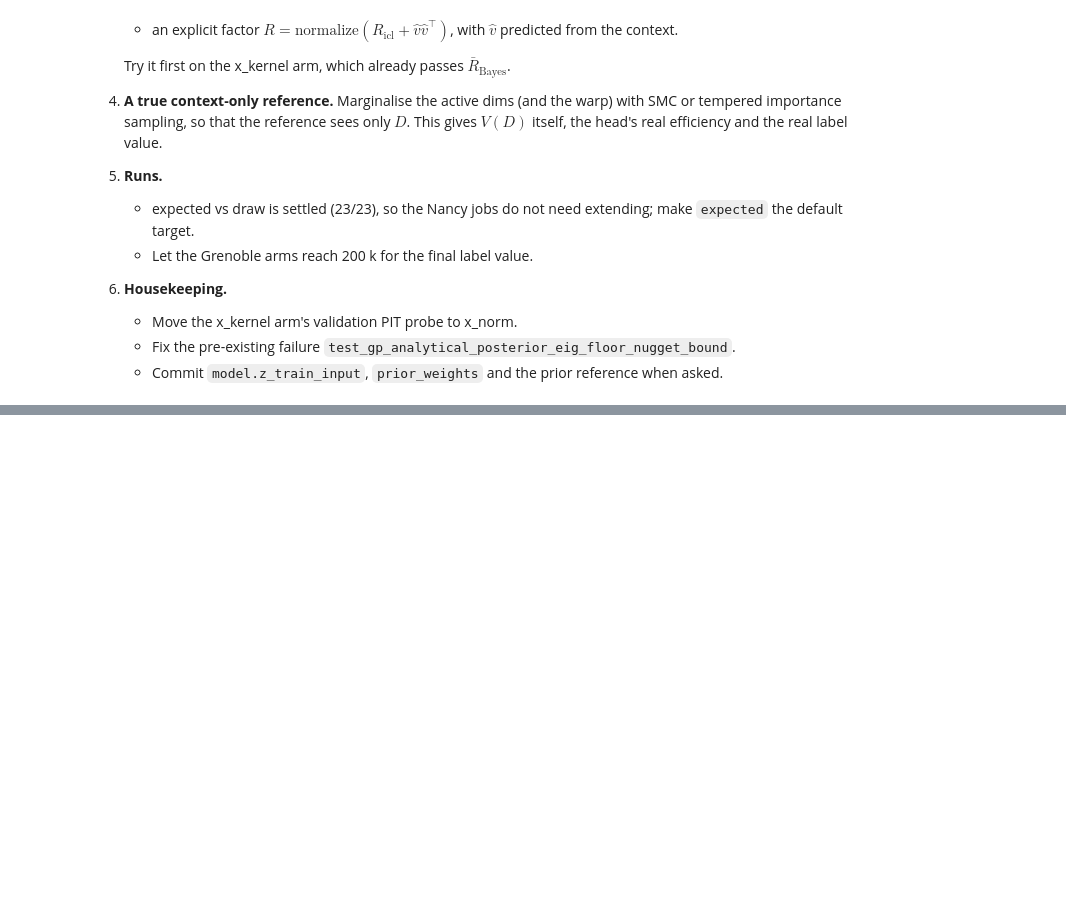
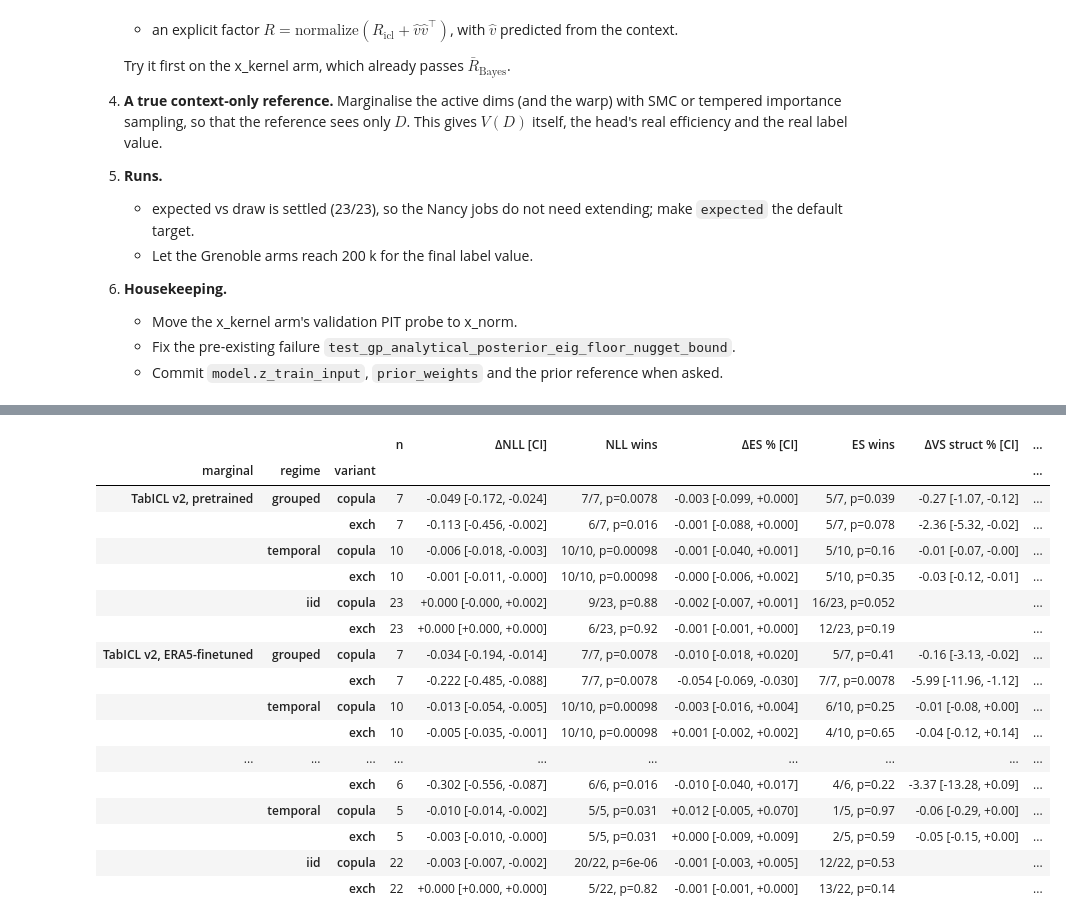
Before and after one commit to Tristan22400/Copula-inter-instance, a Jupyter notebook: notebooks/experiments.ipynb, the cells around one changed output, grey strips where cells are left out. Cells and saved outputs as stored; diff of their text form; code cells hidden in the pictures; blank space fills up the shorter version.

```diff
--- a/notebooks/experiments.ipynb
+++ b/notebooks/experiments.ipynb
@@ -1926,0 +2018,59 @@ copula can exploit.
+# %%
+def ba_paired(marg: str, variant: str, regime: str) -> pd.DataFrame:
+    """Per dataset: the variant's and independence's scores side by side (suffixes _v, _i)."""
+    a = BA_D[(BA_D.marginal == marg) & (BA_D.variant == variant) & (BA_D.regime == regime)]
+    b = BA_D[(BA_D.marginal == marg) & (BA_D.variant == "indep") & (BA_D.regime == regime)]
+    return a.merge(b, on=["marginal", "regime", "ds"], suffixes=("_v", "_i"))
+
+
+def _summ(x: np.ndarray, fmt: str) -> tuple[str, str]:
+    x = x[np.isfinite(x)]
+    if not len(x):
+        return "", ""
+    med, lo, hi = bootstrap_median(x)
+    nz = x[x != 0]
+    p = wilcoxon(nz, alternative="less").pvalue if len(nz) >= 2 else float("nan")
+    return f"{med:{fmt}} [{lo:{fmt}}, {hi:{fmt}}]", f"{(x < 0).sum()}/{len(x)}, p={p:.2g}"
+
+
+rows = []
+for marg in BA_MARG:
+    for rg in BA_REGIMES:
+        for var in ("copula", "exch"):
+            m = ba_paired(marg, var, rg)
+            if m.empty:
+                continue
+            r = {"marginal": ba_label(marg), "regime": rg, "variant": var, "n": len(m)}
+            r["ΔNLL [CI]"], r["NLL wins"] = _summ((m.joint_nll_v - m.joint_nll_i).to_numpy(), "+.3f")
+            r["ΔES % [CI]"], r["ES wins"] = _summ(100 * (m.energy_v / m.energy_i - 1).to_numpy(), "+.3f")
+            r["ΔVS struct % [CI]"], r["VS struct wins"] = _summ(
+                100 * (m.variogram_struct_v / m.variogram_struct_i - 1).to_numpy(), "+.2f")
+            r["ΔVS unif % [CI]"], r["VS unif wins"] = _summ(
+                100 * (m.variogram_uniform_v / m.variogram_uniform_i - 1).to_numpy(), "+.2f")
+            cov = "agg_group_cov90" if rg == "grouped" else "agg_B32_cov90"
+            r["cov90 indep → variant"] = f"{m[cov + '_i'].median():.2f} → {m[cov + '_v'].median():.2f}"
+            r["ρ̄ pred"] = round(m.rho_pred_v.median(), 3)
+            r["ICC test"] = round(m.icc_test_z_v.median(), 3)
+            r["max |ΔCRPS|"] = f"{(m.sample_crps_v - m.sample_crps_i).abs().max():.0e}"
+            rows.append(r)
+BA_VS_INDEP = pd.DataFrame(rows)
+BA_VS_INDEP.set_index(["marginal", "regime", "variant"])
+# %% [output]
+|  |  |  | n | ΔNLL [CI] | NLL wins | ΔES % [CI] | ES wins | ΔVS struct % [CI] | ... |
+| marginal | regime | variant |  |  |  |  |  |  | ... |
+| TabICL v2, pretrained | grouped | copula | 7 | -0.049 [-0.172, -0.024] | 7/7, p=0.0078 | -0.003 [-0.099, +0.000] | 5/7, p=0.039 | -0.27 [-1.07, -0.12] | ... |
+|  |  | exch | 7 | -0.113 [-0.456, -0.002] | 6/7, p=0.016 | -0.001 [-0.088, +0.000] | 5/7, p=0.078 | -2.36 [-5.32, -0.02] | ... |
+|  | temporal | copula | 10 | -0.006 [-0.018, -0.003] | 10/10, p=0.00098 | -0.001 [-0.040, +0.001] | 5/10, p=0.16 | -0.01 [-0.07, -0.00] | ... |
+|  |  | exch | 10 | -0.001 [-0.011, -0.000] | 10/10, p=0.00098 | -0.000 [-0.006, +0.002] | 5/10, p=0.35 | -0.03 [-0.12, -0.01] | ... |
+|  | iid | copula | 23 | +0.000 [-0.000, +0.002] | 9/23, p=0.88 | -0.002 [-0.007, +0.001] | 16/23, p=0.052 |  | ... |
+|  |  | exch | 23 | +0.000 [+0.000, +0.000] | 6/23, p=0.92 | -0.001 [-0.001, +0.000] | 12/23, p=0.19 |  | ... |
+| TabICL v2, ERA5-finetuned | grouped | copula | 7 | -0.034 [-0.194, -0.014] | 7/7, p=0.0078 | -0.010 [-0.018, +0.020] | 5/7, p=0.41 | -0.16 [-3.13, -0.02] | ... |
+|  |  | exch | 7 | -0.222 [-0.485, -0.088] | 7/7, p=0.0078 | -0.054 [-0.069, -0.030] | 7/7, p=0.0078 | -5.99 [-11.96, -1.12] | ... |
+|  | temporal | copula | 10 | -0.013 [-0.054, -0.005] | 10/10, p=0.00098 | -0.003 [-0.016, +0.004] | 6/10, p=0.25 | -0.01 [-0.08, +0.00] | ... |
+|  |  | exch | 10 | -0.005 [-0.035, -0.001] | 10/10, p=0.00098 | +0.001 [-0.002, +0.002] | 4/10, p=0.65 | -0.04 [-0.12, +0.14] | ... |
+| ... | ... | ... | ... | ... | ... | ... | ... | ... | ... |
+|  |  | exch | 6 | -0.302 [-0.556, -0.087] | 6/6, p=0.016 | -0.010 [-0.040, +0.017] | 4/6, p=0.22 | -3.37 [-13.28, +0.09] | ... |
+|  | temporal | copula | 5 | -0.010 [-0.014, -0.002] | 5/5, p=0.031 | +0.012 [-0.005, +0.070] | 1/5, p=0.97 | -0.06 [-0.29, +0.00] | ... |
+|  |  | exch | 5 | -0.003 [-0.010, -0.000] | 5/5, p=0.031 | +0.000 [-0.009, +0.009] | 2/5, p=0.59 | -0.05 [-0.15, +0.00] | ... |
+|  | iid | copula | 22 | -0.003 [-0.007, -0.002] | 20/22, p=6e-06 | -0.001 [-0.003, +0.005] | 12/22, p=0.53 |  | ... |
+|  |  | exch | 22 | +0.000 [+0.000, +0.000] | 5/22, p=0.82 | -0.001 [-0.001, +0.000] | 13/22, p=0.14 |  | ... |
```
Also changed, not shown: parts of 12 cells of this notebook, 41 other files.
